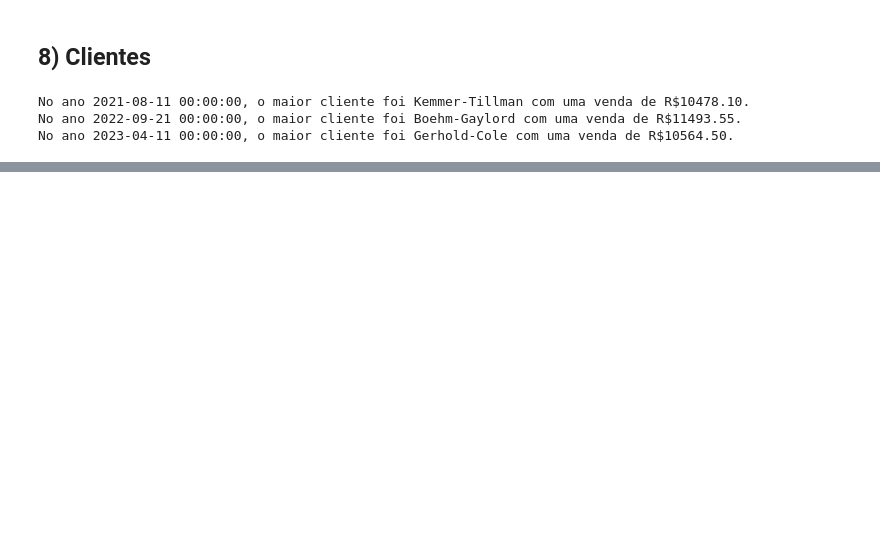
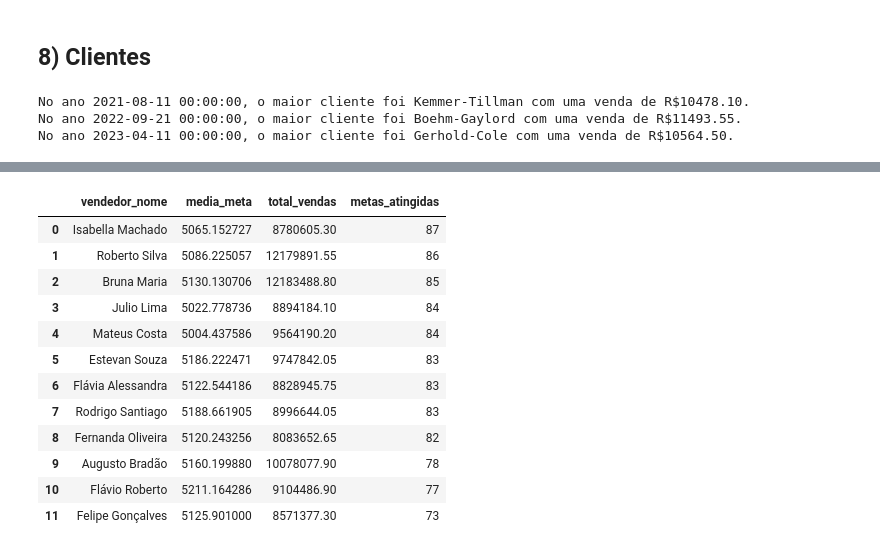
Before and after one commit to Clarice-Satiko-Aoto/b2b-analyis, a Jupyter notebook: B2B_EDA.ipynb, the cells around one changed output, grey strips where cells are left out. Cells and saved outputs as stored; diff of their text form; code cells hidden in the pictures; blank space fills up the shorter version.

```diff
--- a/B2B_EDA.ipynb
+++ b/B2B_EDA.ipynb
@@ -567,0 +540,23 @@ resultado
+# %%
+#Agrupar os dados para verificar se o vendedor bateu a meta mensal ou não por categoria
+vendas_individual_mensal = (
+    df_hist.query("data > '2021-12-31' & data < '2023-10-23'")
+    .groupby(['supervisor_nome',
+              'gerente_nome',
+              'vendedor_nome',
+              'categoria_descricao',
+              df_hist['data'].dt.to_period('M') ])
+    .agg(
+        meta_mensal_indiv=('meta_mensal_indiv', 'first'),
+        venda_mensal = ('valor_venda', 'sum'))
+    .reset_index()
+
+)
+vendas_individual_mensal['data'] = vendas_individual_mensal['data'].astype(str)
+# vendas_individual_mensal['data'] = vendas_individual_mensal['data'].dt.to_timestamp(freq='M')
+# vendas_individual_mensal['data'] = pd.to_datetime(vendas_individual_mensal['data'])
+
+#Verificar se o vendedor atingiu a meta mensal
+vendas_individual_mensal['atingiu_meta'] = vendas_individual_mensal['venda_mensal'] >= vendas_individual_mensal['meta_mensal_indiv']
+
+vendas_individual_mensal.tail()
@@ -567,0 +570,30 @@ resultado
+# %%
+resumo_vendedores = (
+    vendas_individual_mensal
+    .groupby('vendedor_nome')
+    .agg(
+        media_meta=pd.NamedAgg(column='meta_mensal_indiv', aggfunc='mean'),
+        total_vendas=pd.NamedAgg(column='venda_mensal', aggfunc='sum'),
+        metas_atingidas=pd.NamedAgg(column='atingiu_meta', aggfunc='sum'),
+    )
+    .reset_index()
+    .sort_values('metas_atingidas',
+                 ascending=False,
+                 ignore_index=True)
+    )
+
+resumo_vendedores
+# %% [output]
+|  | vendedor_nome | media_meta | total_vendas | metas_atingidas |
+| 0 | Isabella Machado | 5065.152727 | 8780605.30 | 87 |
+| 1 | Roberto Silva | 5086.225057 | 12179891.55 | 86 |
+| 2 | Bruna Maria | 5130.130706 | 12183488.80 | 85 |
+| 3 | Julio Lima | 5022.778736 | 8894184.10 | 84 |
+| 4 | Mateus Costa | 5004.437586 | 9564190.20 | 84 |
+| 5 | Estevan Souza | 5186.222471 | 9747842.05 | 83 |
+| 6 | Flávia Alessandra | 5122.544186 | 8828945.75 | 83 |
+| 7 | Rodrigo Santiago | 5188.661905 | 8996644.05 | 83 |
+| 8 | Fernanda Oliveira | 5120.243256 | 8083652.65 | 82 |
+| 9 | Augusto Bradão | 5160.199880 | 10078077.90 | 78 |
+| 10 | Flávio Roberto | 5211.164286 | 9104486.90 | 77 |
+| 11 | Felipe Gonçalves | 5125.901000 | 8571377.30 | 73 |
```
Also changed, not shown: parts of 32 cells of this notebook.
